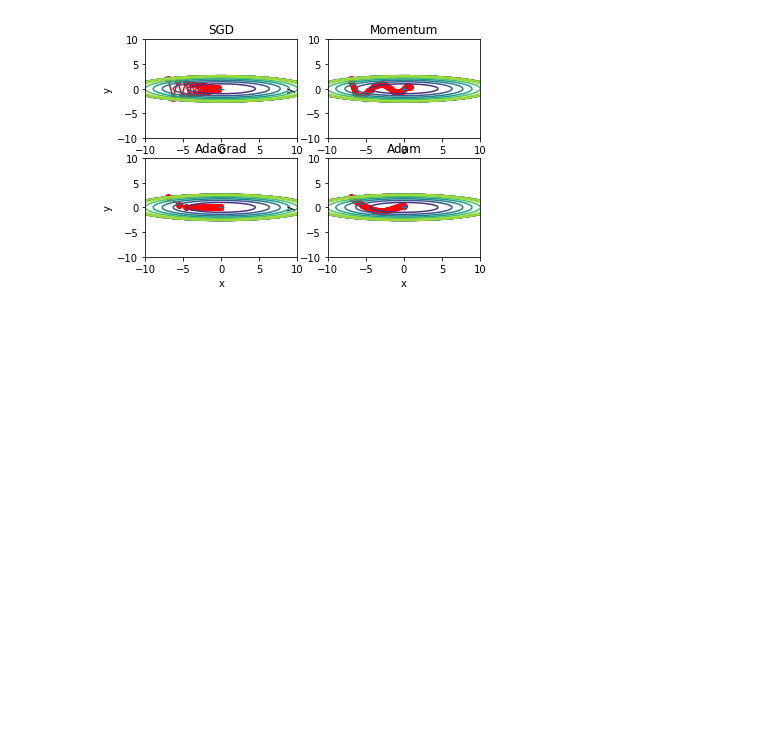
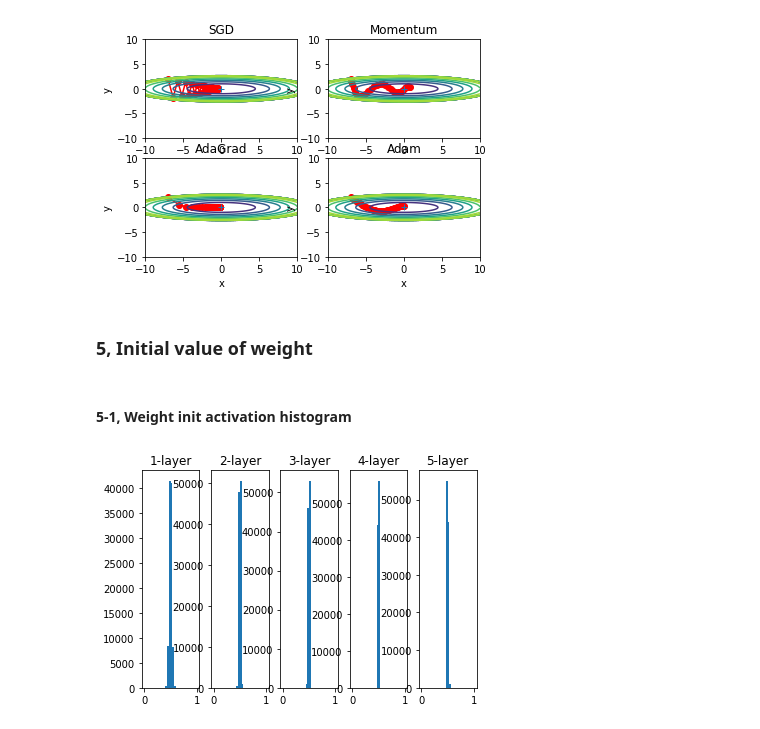
Before and after one commit to Hoku113/DeepLearning-tutorial, a Jupyter notebook: chapter6/technique.ipynb, the cells around one changed output. Saved outputs shown, nothing was run; the diff lists cells and outputs as text; code cells hidden in the pictures; blank space fills up the shorter version.

Commit message:
Initial value of weight

```diff
--- a/chapter6/technique.ipynb
+++ b/chapter6/technique.ipynb
@@ -142,3 +142,7 @@ for key in optimizers:
 plt.show()
 # %% [output]
 [figure]
+# %% [markdown]
+### 5, Initial value of weight
+# %% [markdown]
+#### 5-1, Weight init activation histogram
@@ -144,0 +155,26 @@ plt.show()
+# %%
+x = np.random.randn(1000, 100) # 1000 data
+
+node_num = 100 # A number of hidden layer node
+hidden_layer_size = 5
+activations = {}
+
+for i in range(hidden_layer_size):
+    if i != 0:
+        x = activations[i - 1]
+
+    # w = np.random.randn(node_num, node_num) * 1 # gradient vanishing
+    w = np.random.randn(node_num, node_num) * 0.01
+
+    z = np.dot(x, w)
+    a = sigmoid(z)
+    activations[i] = a
+# %%
+# draw a histogram
+for i, a in activations.items():
+    plt.subplot(1, len(activations), i+1)
+    plt.title(str(i+1) + "-layer")
+    plt.hist(a.flatten(), 30, range=(0, 1))
+plt.show()
+# %% [output]
+[figure, added]
```
Also changed, not shown: parts of 5 cells of this notebook, 2 other files.
